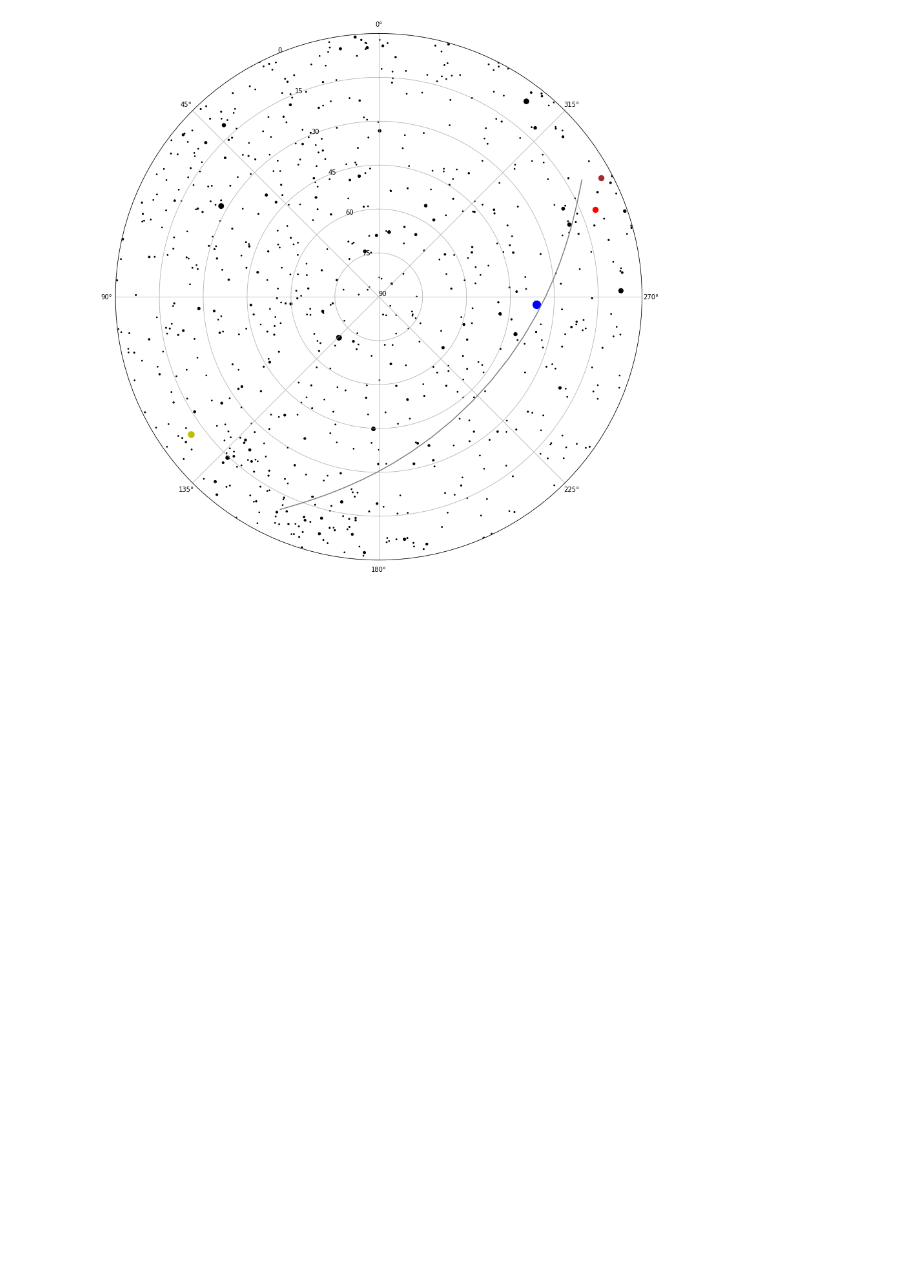
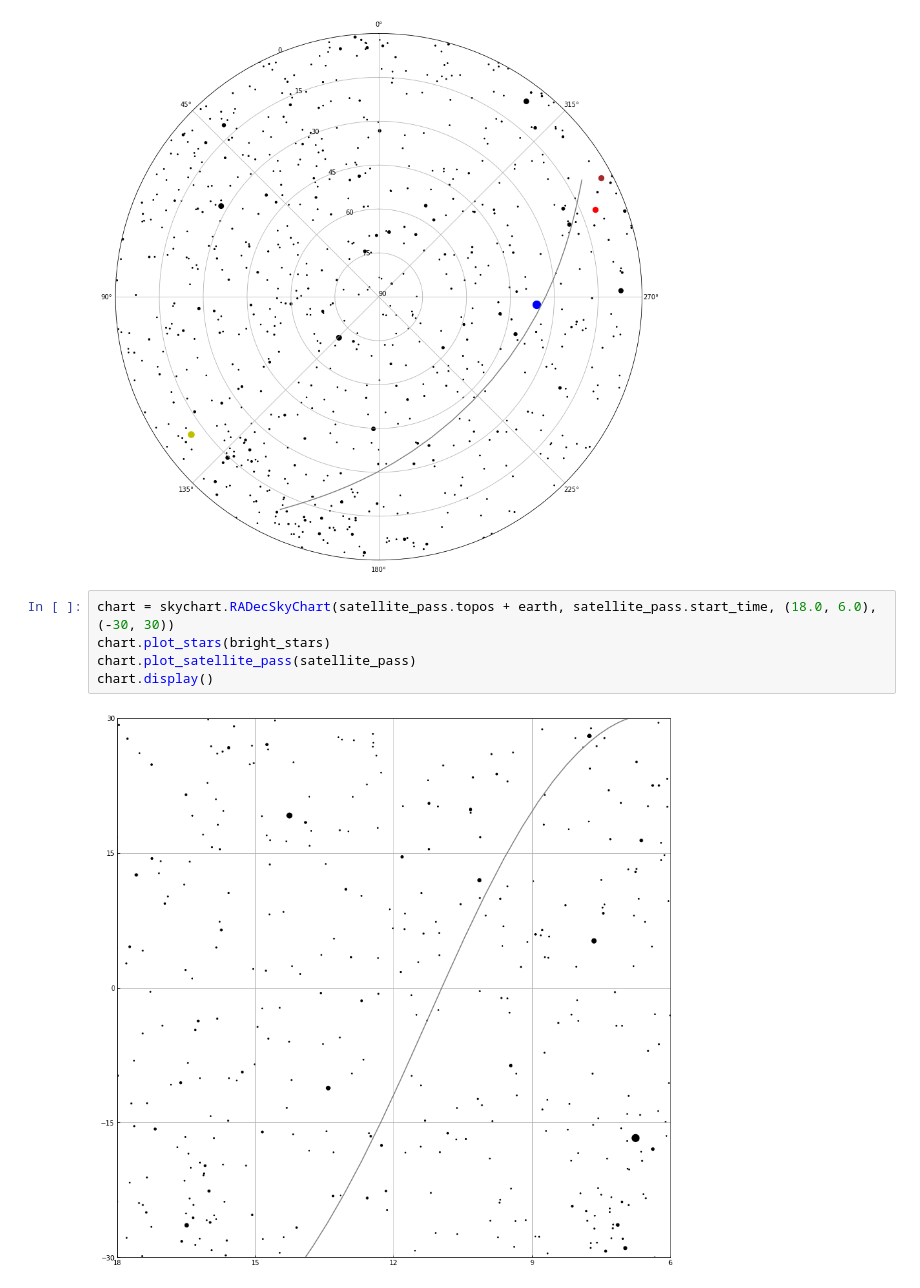
Before and after one commit to bradleypallen/skyfield-notebooks, a Jupyter notebook: Satellite Predictions Using Skyfield.ipynb, the cells around one changed output. Cells and saved outputs as stored; diff of their text form; blank space fills up the shorter version.

```diff
--- a/Satellite Predictions Using Skyfield.ipynb
+++ b/Satellite Predictions Using Skyfield.ipynb
@@ -114,3 +115,10 @@ chart.plot_satellite_pass(satellite_pass)
 chart.display()
 # %% [output]
 [figure]
+# %%
+chart = skychart.RADecSkyChart(satellite_pass.topos + earth, satellite_pass.start_time, (18.0, 6.0), (-30, 30))
+chart.plot_stars(bright_stars)
+chart.plot_satellite_pass(satellite_pass)
+chart.display()
+# %% [output]
+[figure, added]
```
Also changed, not shown: parts of 5 cells of this notebook, 3 other files.
